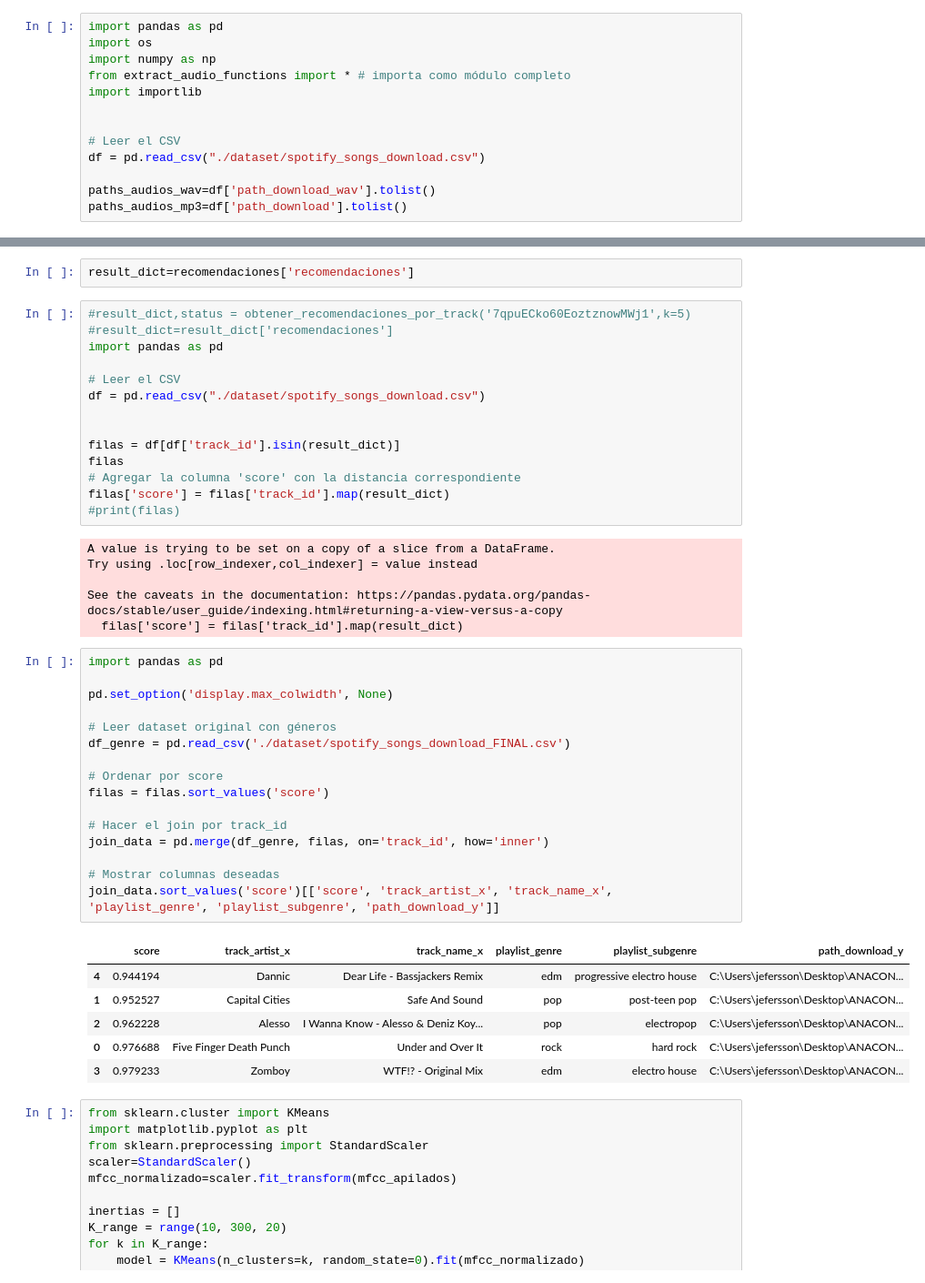
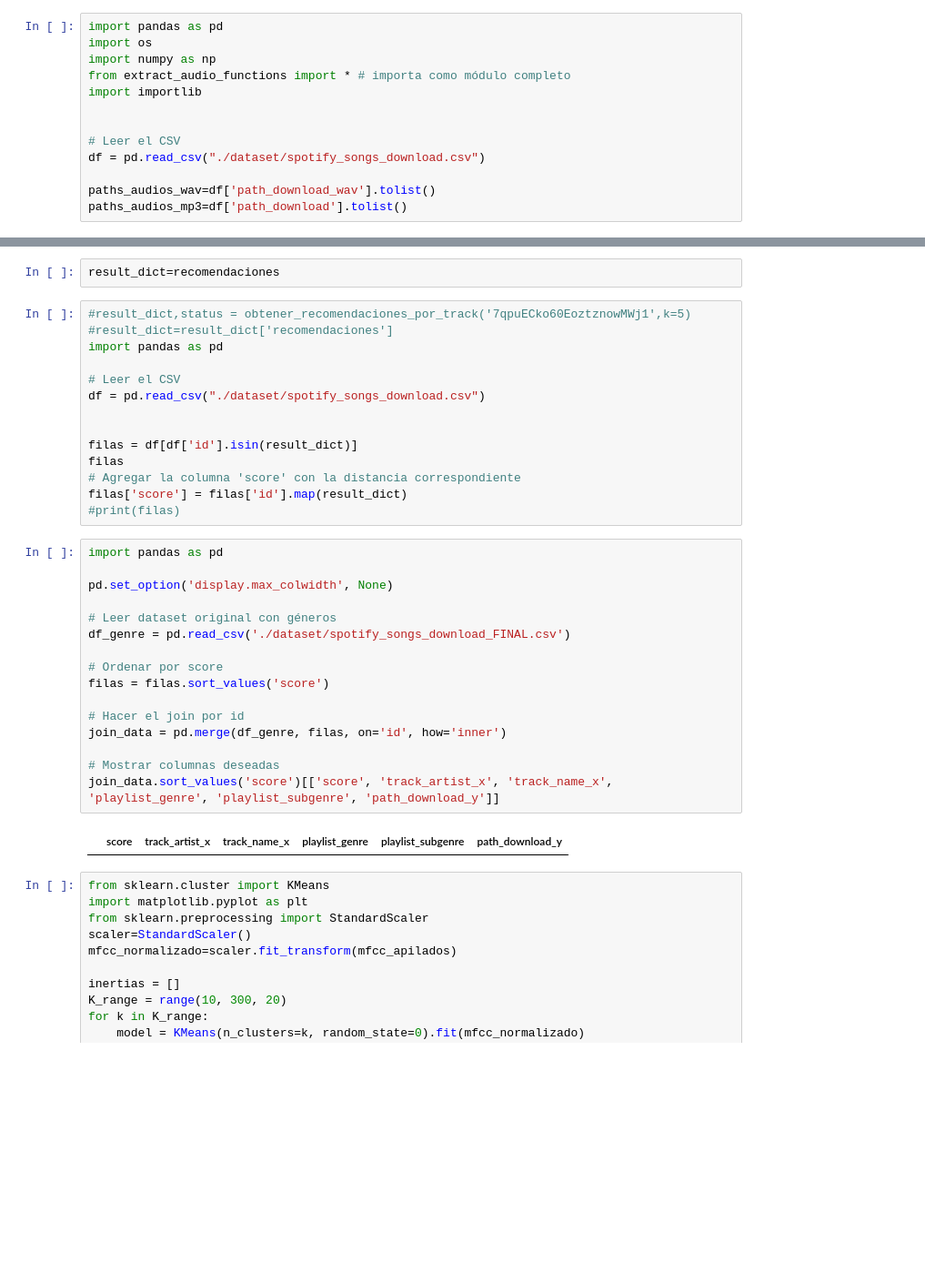
Before and after one commit to Manzanito20003/Recomendador_musica, a Jupyter notebook: main.ipynb, the cells around one changed output, grey strips where cells are left out. Shown at 91% size. Cells and saved outputs as stored; diff of their text form; blank space fills up the shorter version.

```diff
--- a/main.ipynb
+++ b/main.ipynb
@@ -231,7 +233,7 @@ c:\Users\jefersson\Desktop\ANACONDA\audio_temp\temp.wav
 c:\Users\jefersson\Desktop\ANACONDA\audios_wav\jessie j - masterpiece.wav
 c:\Users\jefersson\Desktop\ANACONDA\audios\ann marie, yk osiris - secret .mp3
 # %%
-result_dict=recomendaciones['recomendaciones']
+result_dict=recomendaciones
 # %%
 #result_dict,status = obtener_recomendaciones_por_track('7qpuECko60EoztznowMWj1',k=5)
 #result_dict=result_dict['recomendaciones']
@@ -241,40 +243,29 @@ import pandas as pd
 df = pd.read_csv("./dataset/spotify_songs_download.csv")
 
 
-filas = df[df['track_id'].isin(result_dict)]
+filas = df[df['id'].isin(result_dict)]
 filas
 # Agregar la columna 'score' con la distancia correspondiente
-filas['score'] = filas['track_id'].map(result_dict)
+filas['score'] = filas['id'].map(result_dict)
 #print(filas)
-# %% [output]
-A value is trying to be set on a copy of a slice from a DataFrame.
-Try using .loc[row_indexer,col_indexer] = value instead
-
-See the caveats in the documentation: https://pandas.pydata.org/pandas-docs/stable/user_guide/indexing.html#returning-a-view-versus-a-copy
-  filas['score'] = filas['track_id'].map(result_dict)
 # %%
 import pandas as pd
 
 pd.set_option('display.max_colwidth', None)
 
 # Leer dataset original con géneros
 df_genre = pd.read_csv('./dataset/spotify_songs_download_FINAL.csv')
 
 # Ordenar por score
 filas = filas.sort_values('score')
 
-# Hacer el join por track_id
-join_data = pd.merge(df_genre, filas, on='track_id', how='inner')
+# Hacer el join por id
+join_data = pd.merge(df_genre, filas, on='id', how='inner')
 
 # Mostrar columnas deseadas
 join_data.sort_values('score')[['score', 'track_artist_x', 'track_name_x', 'playlist_genre', 'playlist_subgenre', 'path_download_y']]
 # %% [output]
 |  | score | track_artist_x | track_name_x | playlist_genre | playlist_subgenre | path_download_y |
-| 4 | 0.944194 | Dannic | Dear Life - Bassjackers Remix | edm | progressive electro house | C:\Users\jefersson\Desktop\ANACON... |
-| 1 | 0.952527 | Capital Cities | Safe And Sound | pop | post-teen pop | C:\Users\jefersson\Desktop\ANACON... |
-| 2 | 0.962228 | Alesso | I Wanna Know - Alesso & Deniz Koy... | pop | electropop | C:\Users\jefersson\Desktop\ANACON... |
-| 0 | 0.976688 | Five Finger Death Punch | Under and Over It | rock | hard rock | C:\Users\jefersson\Desktop\ANACON... |
-| 3 | 0.979233 | Zomboy | WTF!? - Original Mix | edm | electro house | C:\Users\jefersson\Desktop\ANACON... |
 # %%
 from sklearn.cluster import KMeans
 import matplotlib.pyplot as plt
```
Also changed, not shown: parts of 13 cells of this notebook, 3 other files.
